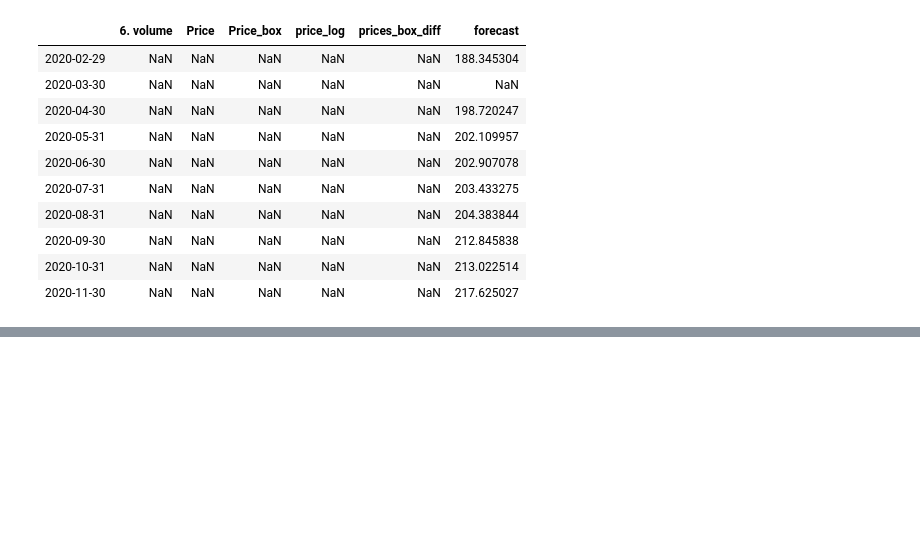
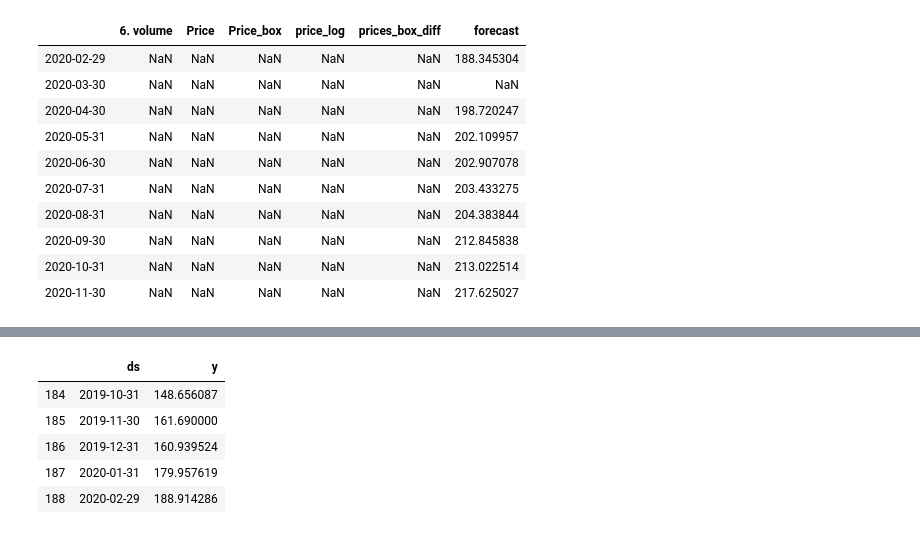
Before and after one commit to aabdygaziev/stock_prediction, a Jupyter notebook: salesforce_timeseries.ipynb, the cells around one changed output, grey strips where cells are left out. Cells and saved outputs as stored; diff of their text form; code cells hidden in the pictures; blank space fills up the shorter version.

```diff
--- a/salesforce_timeseries.ipynb
+++ b/salesforce_timeseries.ipynb
@@ -429,0 +436,9 @@ df_monthly.head()
+# %%
+new_df.tail()
+# %% [output]
+|  | ds | y |
+| 184 | 2019-10-31 | 148.656087 |
+| 185 | 2019-11-30 | 161.690000 |
+| 186 | 2019-12-31 | 160.939524 |
+| 187 | 2020-01-31 | 179.957619 |
+| 188 | 2020-02-29 | 188.914286 |
```
Also changed, not shown: parts of 6 cells of this notebook.
